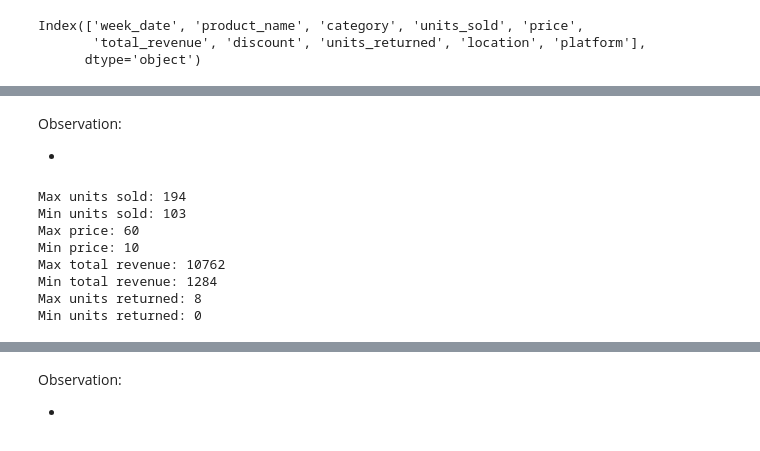
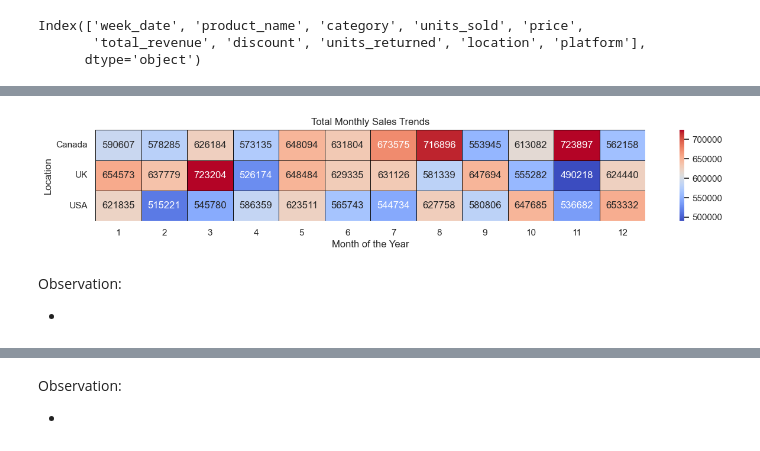
Before and after one commit to jasondo-da/Nutritional_Products_Sales_Breakdown, a Jupyter notebook: supplement_sales_analysis.ipynb, the cells around one changed output, grey strips where cells are left out. Drawn from its saved outputs; the diff is of its cells as text; code cells hidden in the pictures.

```diff
--- a/supplement_sales_analysis.ipynb
+++ b/supplement_sales_analysis.ipynb
@@ -158,3 +202,30 @@ Index(['week_date', 'product_name', 'category', 'units_sold', 'price',
+# %%
+# Setting theme and figure size for graphs
+sns.set_theme(style='darkgrid')
+plt.figure(figsize=(15, 2))
+
+# Filtering for full years only so aggregate monthly data does not skew
+df_full = df[df['year'] < 2025]
+
+# Creating and plotting a pivot table of monthly sales per year
+monthly_trends = df_full.pivot_table(index='location',
+                                     columns='month',
+                                     values='total_revenue',
+                                     aggfunc='sum')
+# Creating a heatmap for the pivot table data
+ax = sns.heatmap(monthly_trends,
+                 cmap='coolwarm',
+                 annot=True,
+                 fmt='.0f',
+                 linewidths=.5,
+                 linecolor='black')
+ax.set_title('Total Monthly Sales Trends')
+ax.set_xlabel('Month of the Year')
+ax.set_ylabel('Location')
+ax.set_yticklabels(['Canada', 'UK', 'USA'], rotation=360)
+plt.show()
+# %% [output]
+[figure, added]
 # %% [markdown]
 Observation:
 
@@ -171,19 +232,0 @@ df['year'] = df['week_date'].dt.year
-# %%
-# Looking at the value ranges for the numeric columns and see if there are any outliers or entry errors
-print(f'Max units sold: {df['units_sold'].max()}')
-print(f'Min units sold: {df['units_sold'].min()}')
-print(f'Max price: {df['price'].max()}')
-print(f'Min price: {df['price'].min()}')
-print(f'Max total revenue: {df['total_revenue'].max()}')
-print(f'Min total revenue: {df['total_revenue'].min()}')
-print(f'Max units returned: {df['units_returned'].max()}')
-print(f'Min units returned: {df['units_returned'].min()}')
-# %% [output]
-Max units sold: 194
-Min units sold: 103
-Max price: 60
-Min price: 10
-Max total revenue: 10762
-Min total revenue: 1284
-Max units returned: 8
-Min units returned: 0
```
Also changed, not shown: parts of 34 cells of this notebook.
